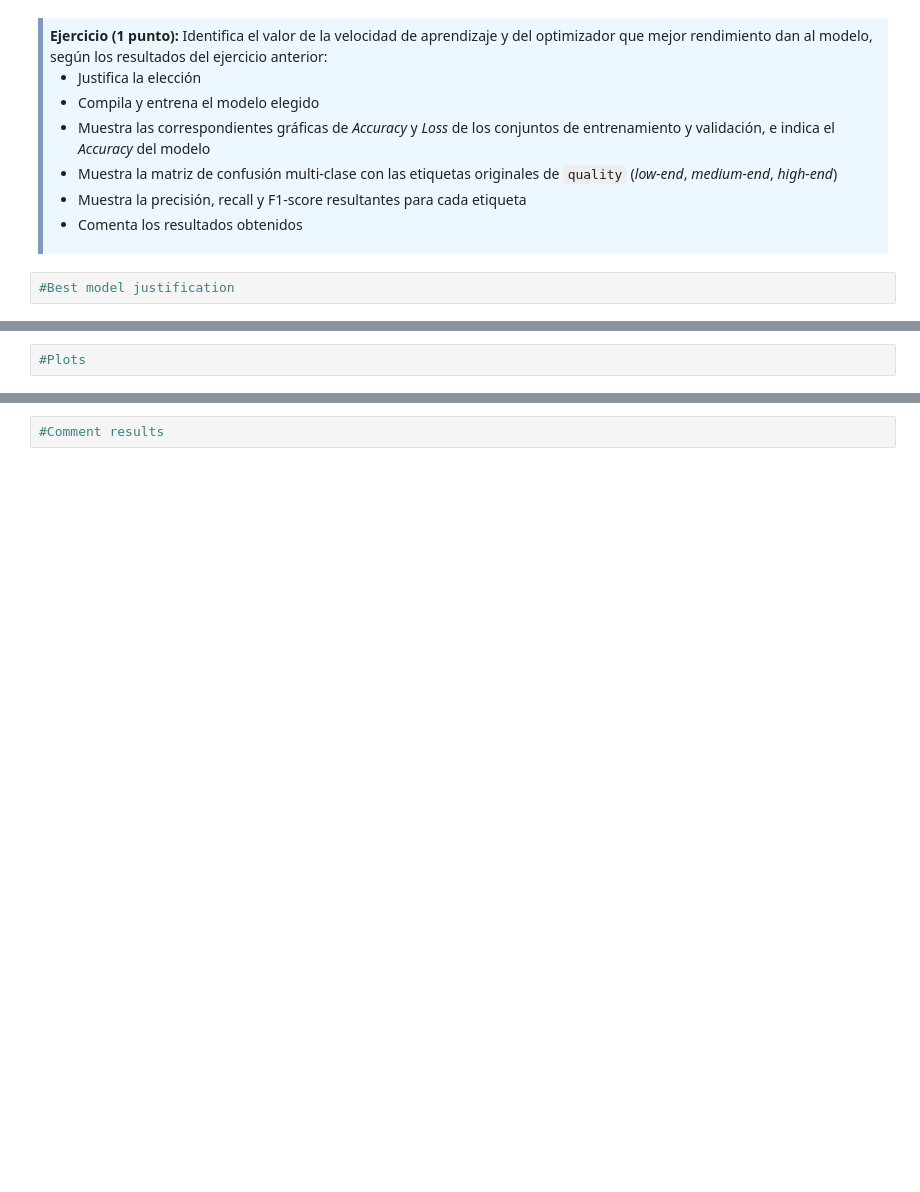
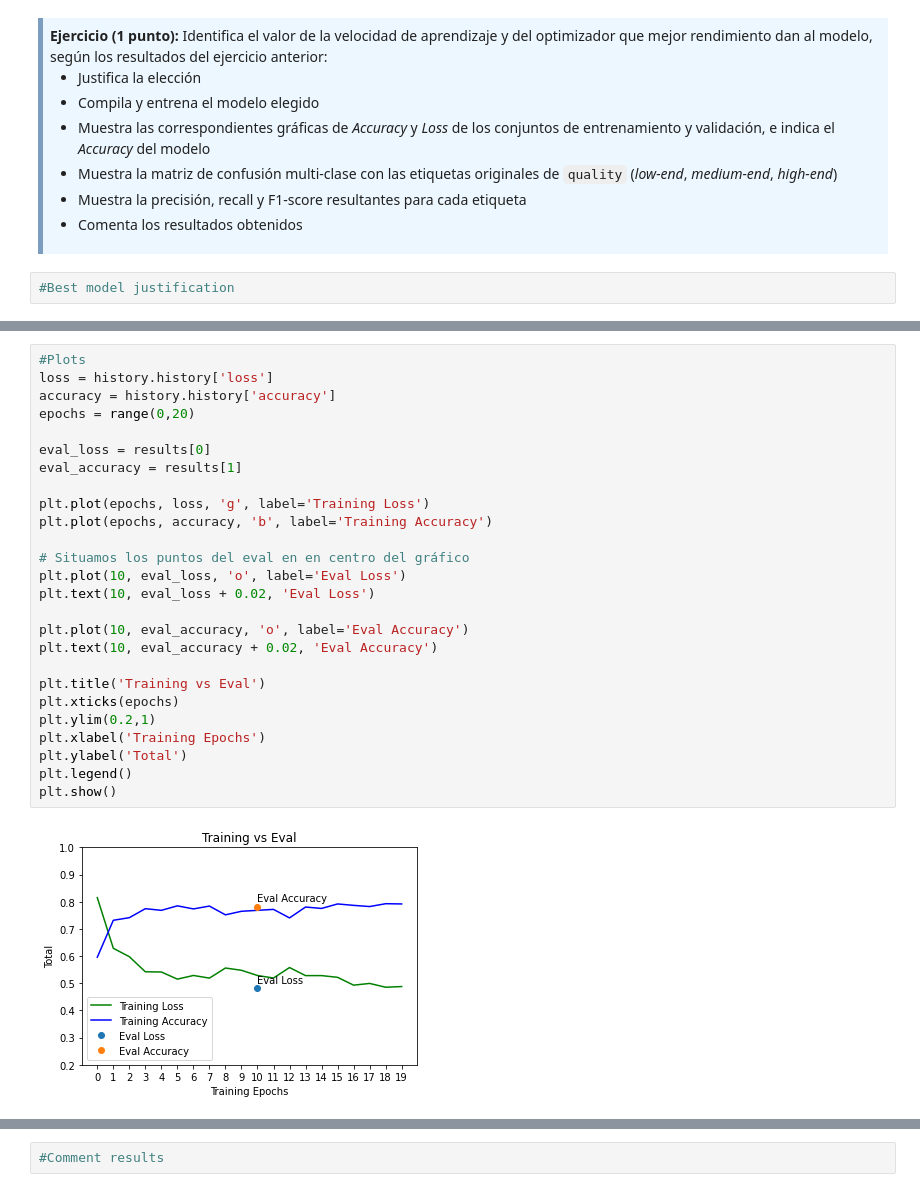
Before and after one commit to mtablado/uoc2022_deeplearning_pec1, a Jupyter notebook: 20212_M2_875_PEC1_Enunciado.ipynb, the cells around one changed output, grey strips where cells are left out. Saved outputs shown, nothing was run; the diff lists cells and outputs as text; blank space fills up the shorter version.

```diff
--- a/20212_M2_875_PEC1_Enunciado.ipynb
+++ b/20212_M2_875_PEC1_Enunciado.ipynb
@@ -596,5 +571,31 @@ Epoch 20/20
-# %%
-#Plots
+# %%
+#Plots
+loss = history.history['loss']
+accuracy = history.history['accuracy']
+epochs = range(0,20)
+
+eval_loss = results[0]
+eval_accuracy = results[1]
+
+plt.plot(epochs, loss, 'g', label='Training Loss')
+plt.plot(epochs, accuracy, 'b', label='Training Accuracy')
+
+# Situamos los puntos del eval en en centro del gráfico
+plt.plot(10, eval_loss, 'o', label='Eval Loss')
+plt.text(10, eval_loss + 0.02, 'Eval Loss')
+
+plt.plot(10, eval_accuracy, 'o', label='Eval Accuracy')
+plt.text(10, eval_accuracy + 0.02, 'Eval Accuracy')
+
+plt.title('Training vs Eval')
+plt.xticks(epochs)
+plt.ylim(0.2,1)
+plt.xlabel('Training Epochs')
+plt.ylabel('Total')
+plt.legend()
+plt.show()
+# %% [output]
+[figure, added]
 # %%
 #Confusion matrix
 y_pred = model.predict(X_test)
```
Also changed, not shown: parts of 36 cells of this notebook.
